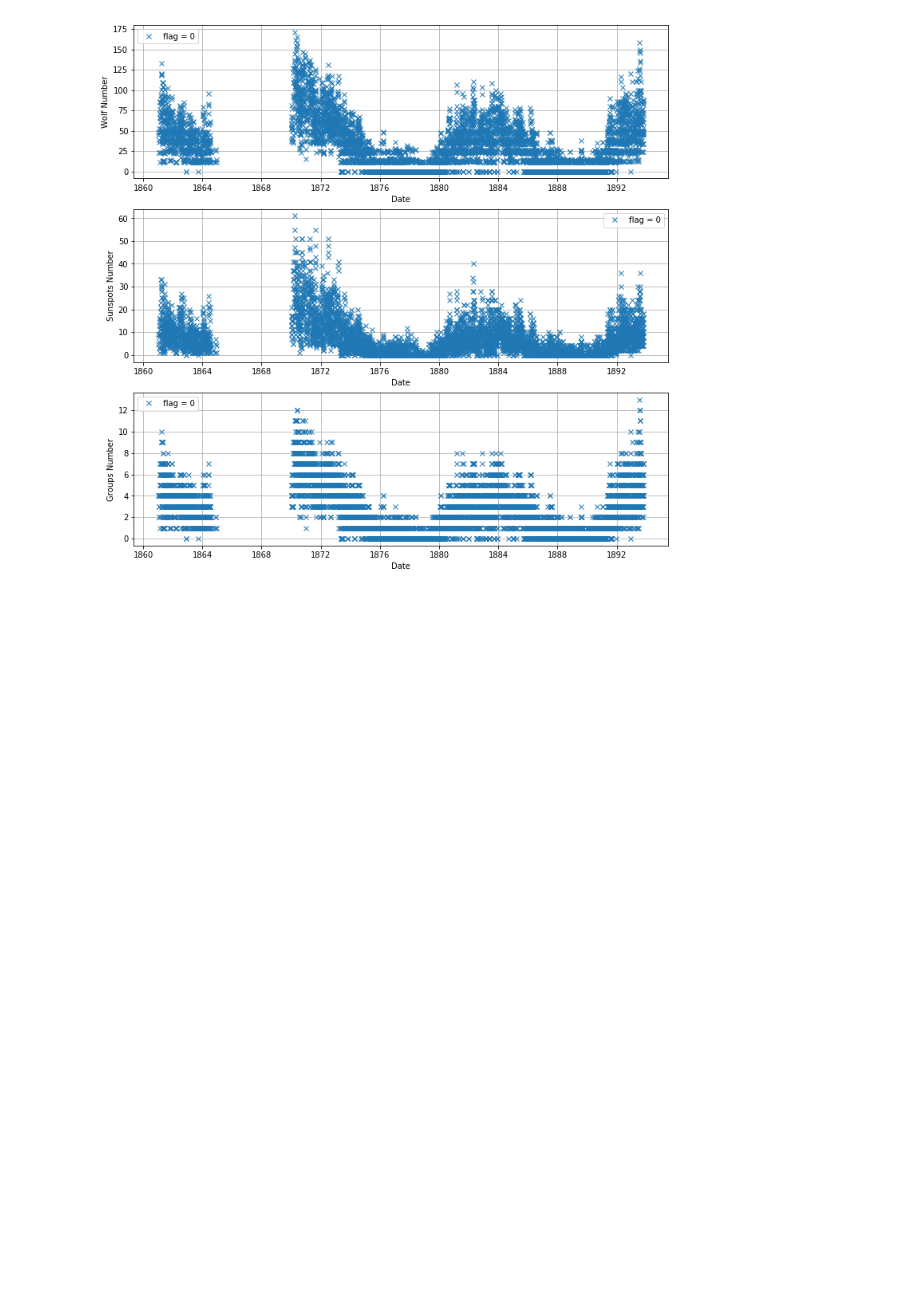
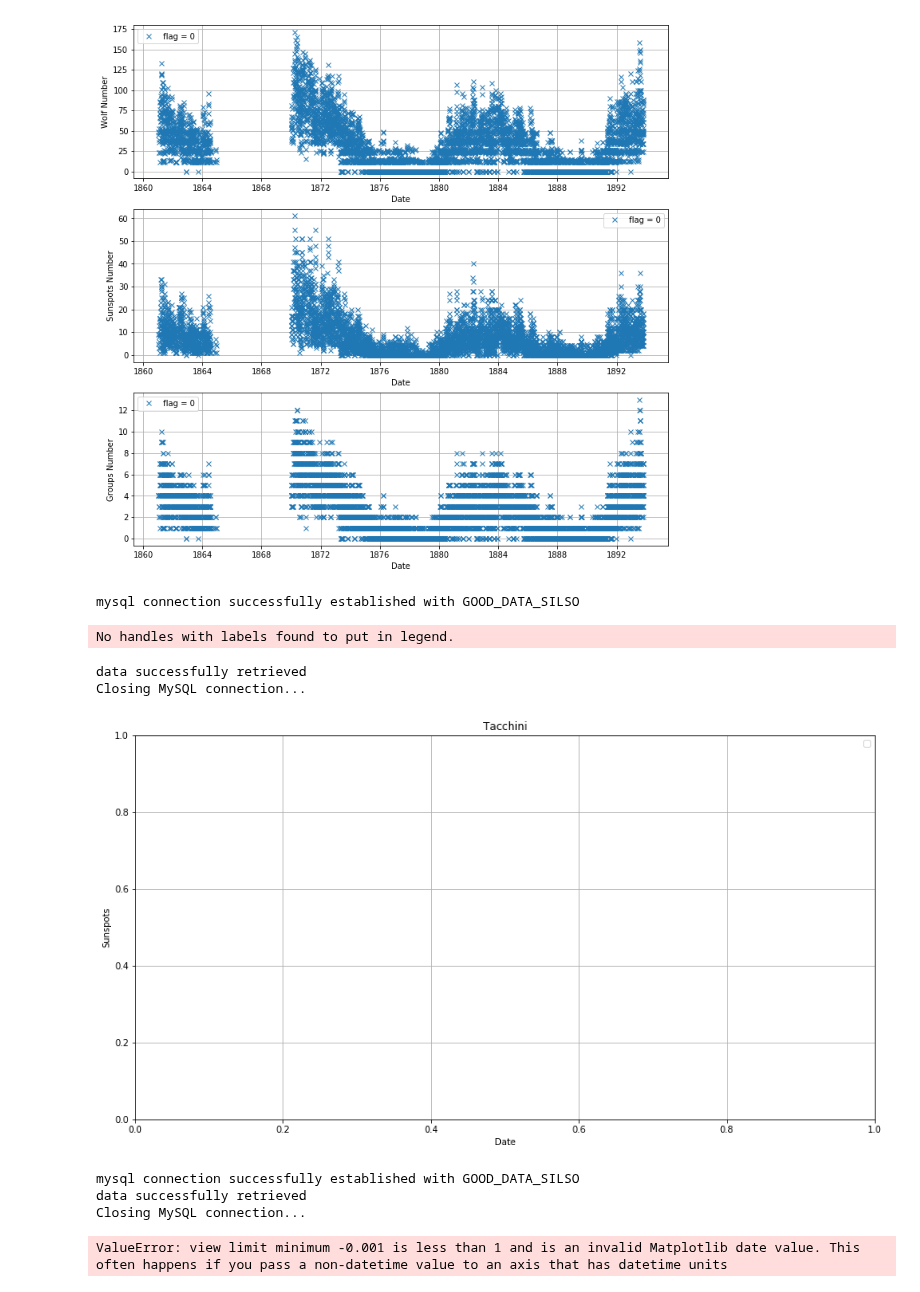
Before and after one commit to dcxSt/DATA_SILSO_HISTO_search, a Jupyter notebook: suspicious sunspots plots.ipynb, the cells around one changed output. Saved outputs shown, nothing was run; the diff lists cells and outputs as text; code cells hidden in the pictures; blank space fills up the shorter version.

Commit message:
updated methods for displaying different flags from an observers

```diff
--- a/suspicious sunspots plots.ipynb
+++ b/suspicious sunspots plots.ipynb
@@ -114,3 +114,17 @@ Closing MySQL connection...
 # plot groups for all those who are suspicious
 # %%
 # plot wolf number for all those who are suspicious
+# %%
+display_seperate_flags("Tacchini",interval=("1876","1880"))#,save_as="tacchini1877_patch.png")
+display_seperate_flags("Tacchini",interval=("1880-07-01","1882-08-01"))#,save_as="tacchini1881_patch.png")
+display_seperate_flags("Tacchini")#,save_as="tacchini_pached.png")
+# %% [output]
+mysql connection successfully established with GOOD_DATA_SILSO
+No handles with labels found to put in legend.
+data successfully retrieved
+Closing MySQL connection...
+[figure, added]
+mysql connection successfully established with GOOD_DATA_SILSO
+data successfully retrieved
+Closing MySQL connection...
+ValueError: view limit minimum -0.001 is less than 1 and is an invalid Matplotlib date value. This often happens if you pass a non-datetime value to an axis that has datetime units
```
Also changed, not shown: parts of 1 cell of this notebook, 2 other files.
